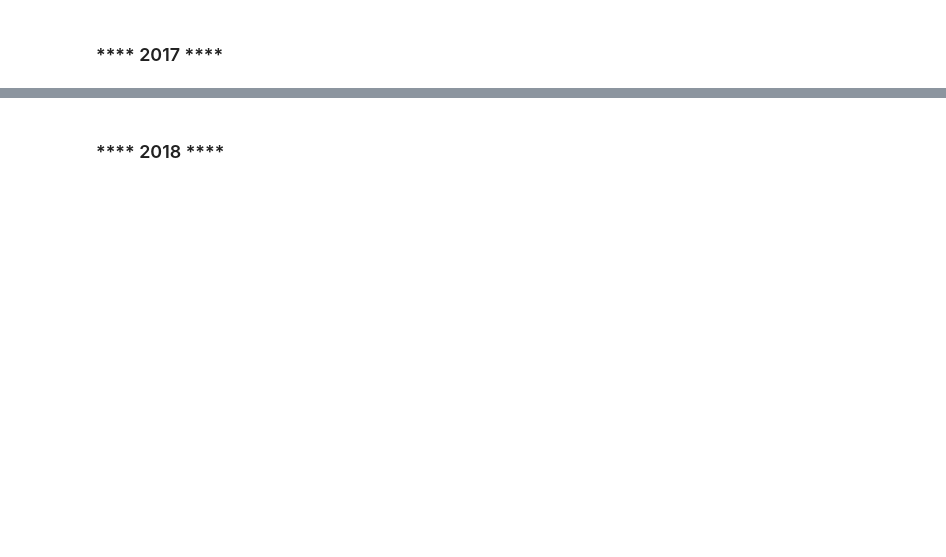
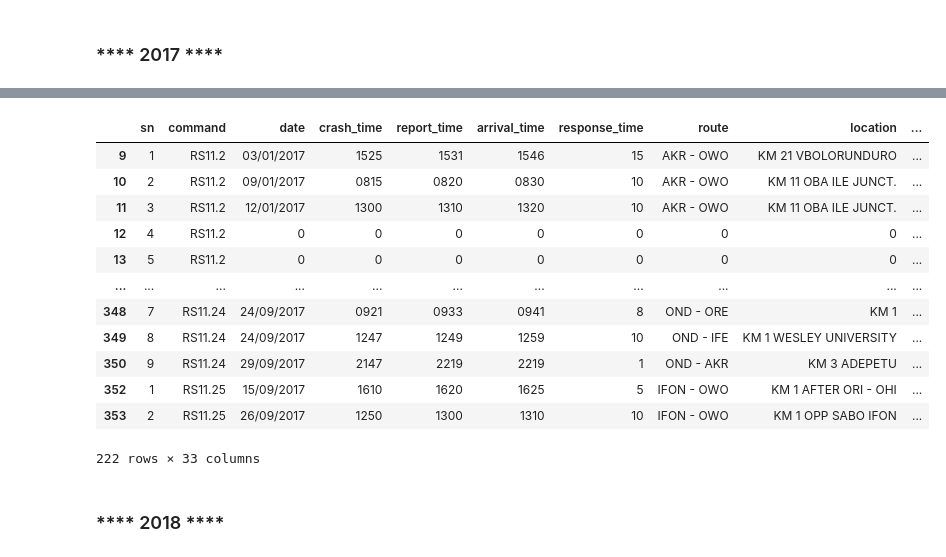
Before and after one commit to BayoOlawumi/AccidentPredictor, a Jupyter notebook: data preparation.ipynb, the cells around one changed output, grey strips where cells are left out. Drawn from its saved outputs; the diff is of its cells as text; code cells hidden in the pictures; blank space fills up the shorter version.

```diff
--- a/data preparation.ipynb
+++ b/data preparation.ipynb
@@ -55,3 +101,19 @@ df2017.sn = df2017.sn.astype(int)
+# %%
+df2017
+# %% [output]
+|  | sn | command | date | crash_time | report_time | arrival_time | response_time | route | location | ... |
+| 9 | 1 | RS11.2 | 03/01/2017 | 1525 | 1531 | 1546 | 15 | AKR - OWO | KM 21 VBOLORUNDURO | ... |
+| 10 | 2 | RS11.2 | 09/01/2017 | 0815 | 0820 | 0830 | 10 | AKR - OWO | KM 11 OBA ILE JUNCT. | ... |
+| 11 | 3 | RS11.2 | 12/01/2017 | 1300 | 1310 | 1320 | 10 | AKR - OWO | KM 11 OBA ILE JUNCT. | ... |
+| 12 | 4 | RS11.2 | 0 | 0 | 0 | 0 | 0 | 0 | 0 | ... |
+| 13 | 5 | RS11.2 | 0 | 0 | 0 | 0 | 0 | 0 | 0 | ... |
+| ... | ... | ... | ... | ... | ... | ... | ... | ... | ... | ... |
+| 348 | 7 | RS11.24 | 24/09/2017 | 0921 | 0933 | 0941 | 8 | OND - ORE | KM 1 | ... |
+| 349 | 8 | RS11.24 | 24/09/2017 | 1247 | 1249 | 1259 | 10 | OND - IFE | KM 1 WESLEY UNIVERSITY | ... |
+| 350 | 9 | RS11.24 | 29/09/2017 | 2147 | 2219 | 2219 | 1 | OND - AKR | KM 3 ADEPETU | ... |
+| 352 | 1 | RS11.25 | 15/09/2017 | 1610 | 1620 | 1625 | 5 | IFON - OWO | KM 1 AFTER ORI - OHI | ... |
+| 353 | 2 | RS11.25 | 26/09/2017 | 1250 | 1300 | 1310 | 10 | IFON - OWO | KM 1 OPP SABO IFON | ... |
+222 rows × 33 columns
 # %%
 df2017.to_csv("data/rtc_2017.csv")
 # %% [markdown]
```
Also changed, not shown: parts of 12 cells of this notebook, 5 other files.
